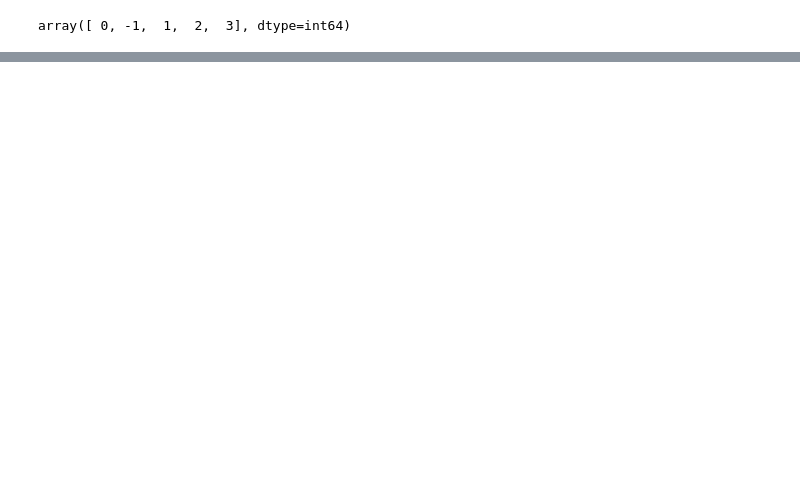
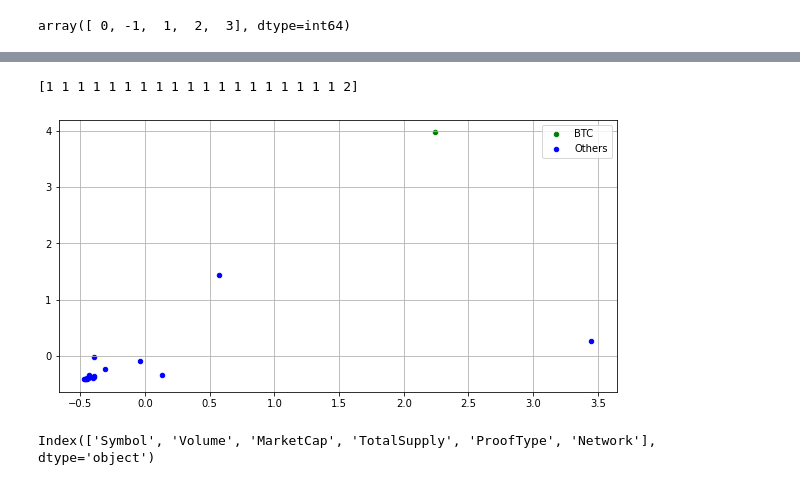
Before and after one commit to shadmehr-salehi/Crypto-Analysis, a Jupyter notebook: Part2/Project.ipynb, the cells around one changed output, grey strips where cells are left out. Cells and saved outputs as stored; diff of their text form; code cells hidden in the pictures; blank space fills up the shorter version.

```diff
--- a/Part2/Project.ipynb
+++ b/Part2/Project.ipynb
@@ -95,0 +156,18 @@ plt.scatter(df[df['cluster'] == 3]['volume'], df[df['cluster'] == 3]['market_cap
+# %%
+cluster_assignments = fcluster(linkage_matrix, t=4, criterion='distance')
+print(cluster_assignments)
+df2['Cluster'] = cluster_assignments
+#plot the clusters
+plt.figure(figsize=(10, 5))
+plt.scatter(df2[df2['Cluster'] == 2]['Volume'], df2[df2['Cluster'] == 2]['MarketCap'], s=20, color='green' , label=df2.iloc[-1]['Symbol'])
+plt.scatter(df2[df2['Cluster'] == 1]['Volume'], df2[df2['Cluster'] == 1]['MarketCap'], s=20, color='blue' , label='Others')
+plt.grid(True)
+plt.legend()
+df2.drop('Cluster' , axis=1, inplace=True)
+# %% [output]
+[1 1 1 1 1 1 1 1 1 1 1 1 1 1 1 1 1 1 1 2]
+[figure, added]
+# %%
+df2.columns
+# %% [output]
+Index(['Symbol', 'Volume', 'MarketCap', 'TotalSupply', 'ProofType', 'Network'], dtype='object')
```
Also changed, not shown: parts of 33 cells of this notebook.
